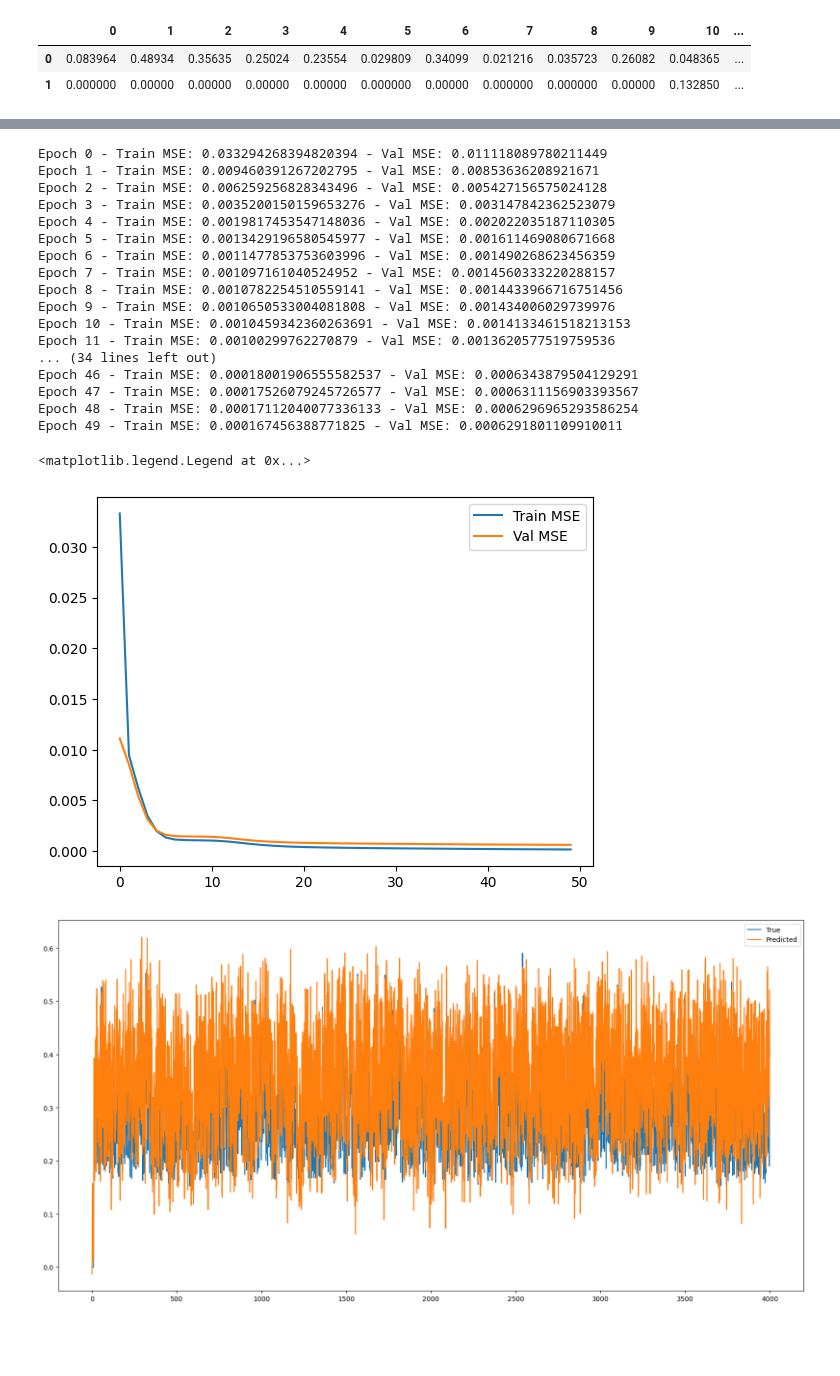
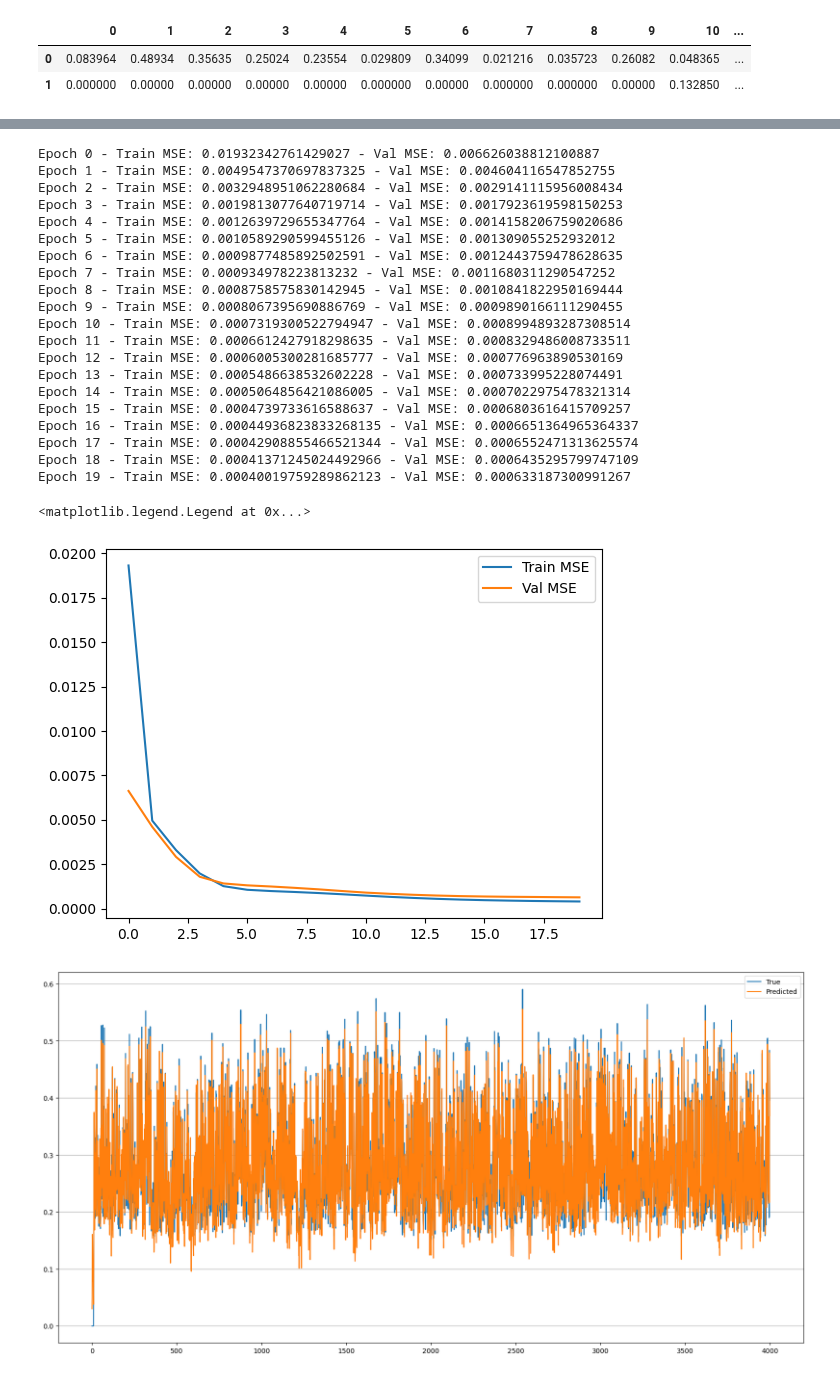
Before and after one commit to JacopoRaffi/CNS_Assignments, a Jupyter notebook: LAB3/LAB3_1/main.ipynb, the cells around one changed output, grey strips where cells are left out. Cells and saved outputs as stored; diff of their text form; code cells hidden in the pictures; blank space fills up the shorter version.

```diff
--- a/LAB3/LAB3_1/main.ipynb
+++ b/LAB3/LAB3_1/main.ipynb
@@ -64,28 +81,31 @@ df.sort_values(by='val_mse', ascending=True).head(10)
 # %%
-tdnn = TDNN(window_size=20, hidden_size=20, output_size=1).to(device)
+tdnn = TDNN(window_size=20, hidden_size=30, output_size=1).to(device)
 train_dataset = TDNNDataset(train_x, train_y, window_size=20)
 val_dataset = TDNNDataset(val_x, val_y, window_size=20)
 train_loader = data.DataLoader(train_dataset, batch_size=100, shuffle=False)
 val_loader = data.DataLoader(val_dataset, batch_size=len(val_dataset), shuffle=False)
-t_h, val_h = train_tdnn(tdnn, train_loader, val_loader, lr=0.001, weight_decay=0, epochs=50, func=F.relu)
+t_h, val_h, mae = train_tdnn(tdnn, train_loader, val_loader, lr=0.005, weight_decay=0, epochs=20)
 # %% [output]
-Epoch 0 - Train MSE: 0.033294268394820394 - Val MSE: 0.011118089780211449
-Epoch 1 - Train MSE: 0.009460391267202795 - Val MSE: 0.00853636208921671
-Epoch 2 - Train MSE: 0.006259256828343496 - Val MSE: 0.005427156575024128
-Epoch 3 - Train MSE: 0.0035200150159653276 - Val MSE: 0.003147842362523079
-Epoch 4 - Train MSE: 0.0019817453547148036 - Val MSE: 0.002022035187110305
-Epoch 5 - Train MSE: 0.0013429196580545977 - Val MSE: 0.001611469080671668
-Epoch 6 - Train MSE: 0.0011477853753603996 - Val MSE: 0.001490268623456359
-Epoch 7 - Train MSE: 0.001097161040524952 - Val MSE: 0.0014560333220288157
-Epoch 8 - Train MSE: 0.0010782254510559141 - Val MSE: 0.0014433966716751456
-Epoch 9 - Train MSE: 0.0010650533004081808 - Val MSE: 0.001434006029739976
-Epoch 10 - Train MSE: 0.0010459342360263691 - Val MSE: 0.0014133461518213153
-Epoch 11 - Train MSE: 0.00100299762270879 - Val MSE: 0.0013620577519759536
-... (34 lines left out)
-Epoch 46 - Train MSE: 0.00018001906555582537 - Val MSE: 0.0006343879504129291
-Epoch 47 - Train MSE: 0.00017526079245726577 - Val MSE: 0.0006311156903393567
-Epoch 48 - Train MSE: 0.00017112040077336133 - Val MSE: 0.0006296965293586254
-Epoch 49 - Train MSE: 0.000167456388771825 - Val MSE: 0.0006291801109910011
+Epoch 0 - Train MSE: 0.01932342761429027 - Val MSE: 0.006626038812100887
+Epoch 1 - Train MSE: 0.0049547370697837325 - Val MSE: 0.004604116547852755
+Epoch 2 - Train MSE: 0.0032948951062280684 - Val MSE: 0.0029141115956008434
+Epoch 3 - Train MSE: 0.0019813077640719714 - Val MSE: 0.0017923619598150253
+Epoch 4 - Train MSE: 0.0012639729655347764 - Val MSE: 0.0014158206759020686
+Epoch 5 - Train MSE: 0.0010589290599455126 - Val MSE: 0.001309055252932012
+Epoch 6 - Train MSE: 0.0009877485892502591 - Val MSE: 0.0012443759478628635
+Epoch 7 - Train MSE: 0.000934978223813232 - Val MSE: 0.0011680311290547252
+Epoch 8 - Train MSE: 0.0008758575830142945 - Val MSE: 0.0010841822950169444
+Epoch 9 - Train MSE: 0.0008067395690886769 - Val MSE: 0.0009890166111290455
+Epoch 10 - Train MSE: 0.0007319300522794947 - Val MSE: 0.0008994893287308514
+Epoch 11 - Train MSE: 0.0006612427918298635 - Val MSE: 0.0008329486008733511
+Epoch 12 - Train MSE: 0.0006005300281685777 - Val MSE: 0.000776963890530169
+Epoch 13 - Train MSE: 0.0005486638532602228 - Val MSE: 0.000733995228074491
+Epoch 14 - Train MSE: 0.0005064856421086005 - Val MSE: 0.0007022975478321314
+Epoch 15 - Train MSE: 0.0004739733616588637 - Val MSE: 0.0006803616415709257
+Epoch 16 - Train MSE: 0.00044936823833268135 - Val MSE: 0.0006651364965364337
+Epoch 17 - Train MSE: 0.00042908855466521344 - Val MSE: 0.0006552471313625574
+Epoch 18 - Train MSE: 0.00041371245024492966 - Val MSE: 0.0006435295799747109
+Epoch 19 - Train MSE: 0.00040019759289862123 - Val MSE: 0.000633187300991267
 # %%
 # this code is just a try to see how to plot
 plt.plot(t_h, label='Train MSE')
@@ -93,17 +113,18 @@ plt.plot(val_h, label='Val MSE')
 plt.legend()
 # %% [output]
 <matplotlib.legend.Legend at 0x...>
-[figure, old version]
+[figure, new version]
 # %%
 # this code is just a try to see how to plot
 train_loader = data.DataLoader(train_dataset, batch_size=len(train_dataset), shuffle=False)
 plt.figure(figsize=(20, 10))
+plt.grid(True, axis='y')
 for x, y in train_loader:
     with torch.no_grad():
         out = tdnn(x)
         plt.plot(y.cpu().numpy(), label='True')
         plt.plot(out.cpu().numpy(), label='Predicted')
         plt.legend()
         plt.show()
 # %% [output]
-[figure, old version]
+[figure, new version]
```
Also changed, not shown: parts of 2 cells of this notebook, 2 other files.
